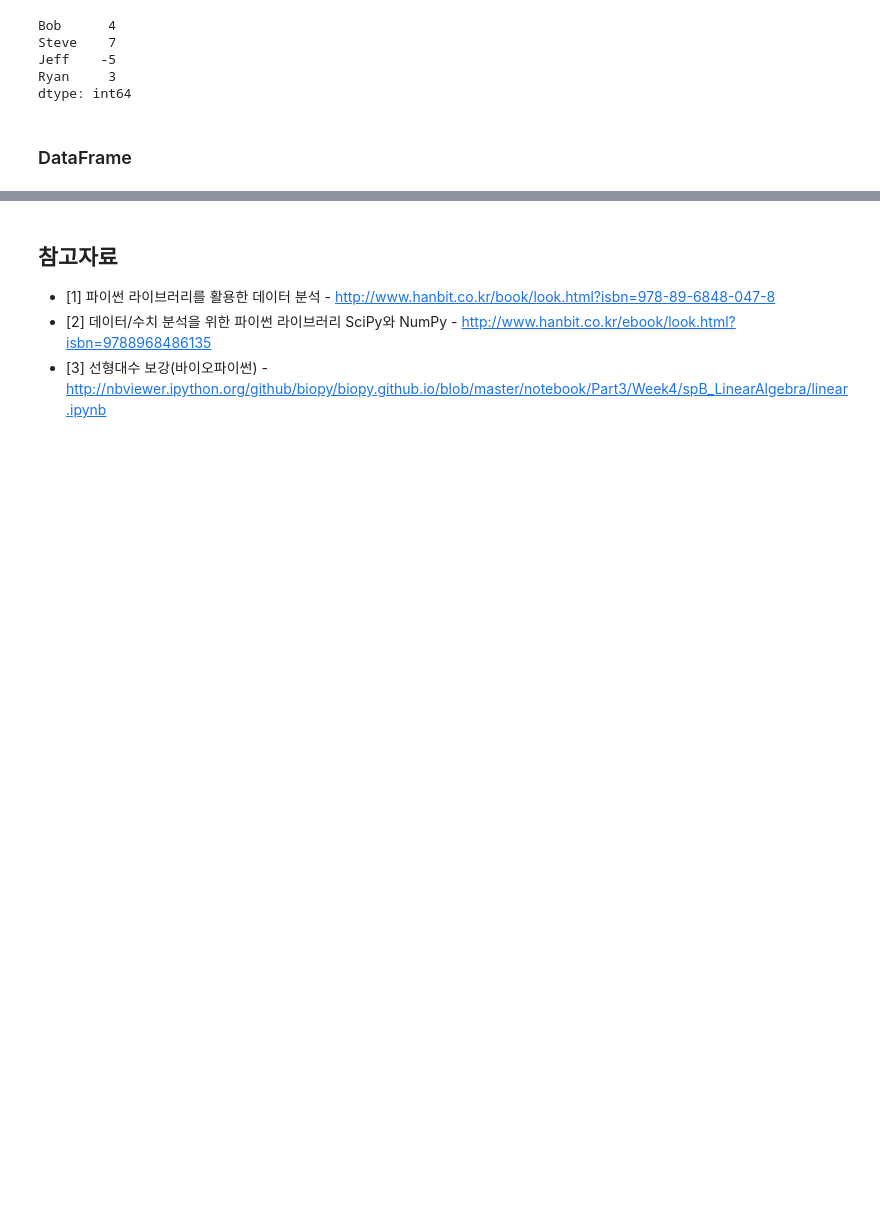
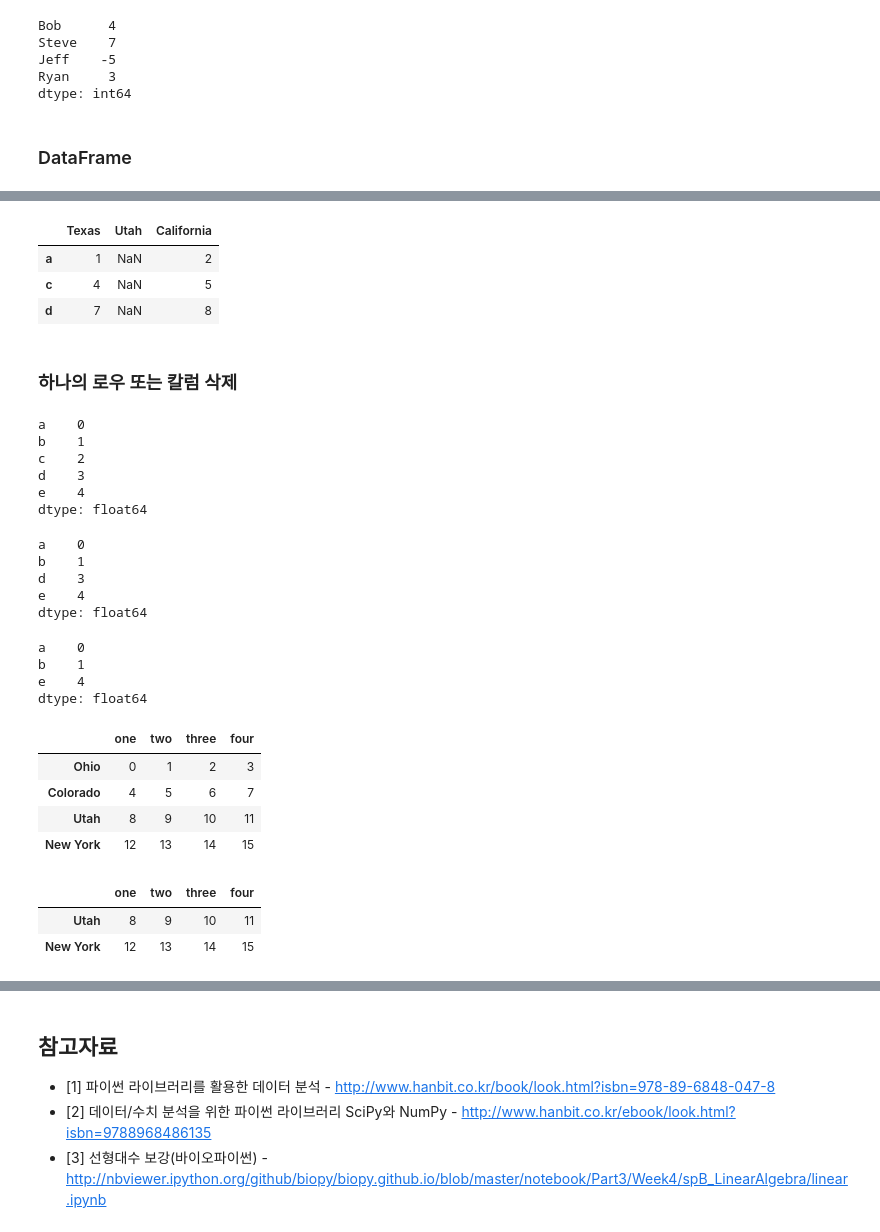
Before and after one commit to KonanAcademy/da, a Jupyter notebook: part1/02_python_pandas_1.ipynb, the cells around one changed output, grey strips where cells are left out. Saved outputs shown, nothing was run; the diff lists cells and outputs as text; code cells hidden in the pictures; blank space fills up the shorter version.

```diff
--- a/part1/02_python_pandas_1.ipynb
+++ b/part1/02_python_pandas_1.ipynb
@@ -2105,0 +2285,54 @@ from pandas import DataFrame
+# %%
+states = ['Texas', 'Utah', 'California']
+frame.reindex(columns=states)
+# %% [output]
+|  | Texas | Utah | California |
+| a | 1 | NaN | 2 |
+| c | 4 | NaN | 5 |
+| d | 7 | NaN | 8 |
+# %% [markdown]
+### 하나의 로우 또는 칼럼 삭제
+# %%
+obj = Series(np.arange(5.), index=['a', 'b', 'c', 'd', 'e'])
+obj
+# %% [output]
+a    0
+b    1
+c    2
+d    3
+e    4
+dtype: float64
+# %%
+new_obj = obj.drop('c')
+new_obj
+# %% [output]
+a    0
+b    1
+d    3
+e    4
+dtype: float64
+# %%
+obj.drop(['d', 'c'])
+# %% [output]
+a    0
+b    1
+e    4
+dtype: float64
+# %%
+data = DataFrame(np.arange(16).reshape((4, 4)),
+                 index=['Ohio', 'Colorado', 'Utah', 'New York'],
+                 columns=['one', 'two', 'three', 'four'])
+data
+# %% [output]
+|  | one | two | three | four |
+| Ohio | 0 | 1 | 2 | 3 |
+| Colorado | 4 | 5 | 6 | 7 |
+| Utah | 8 | 9 | 10 | 11 |
+| New York | 12 | 13 | 14 | 15 |
+# %%
+# 로우 삭제
+data.drop(['Colorado', 'Ohio'])
+# %% [output]
+|  | one | two | three | four |
+| Utah | 8 | 9 | 10 | 11 |
+| New York | 12 | 13 | 14 | 15 |
```
Also changed, not shown: parts of 41 cells of this notebook.
